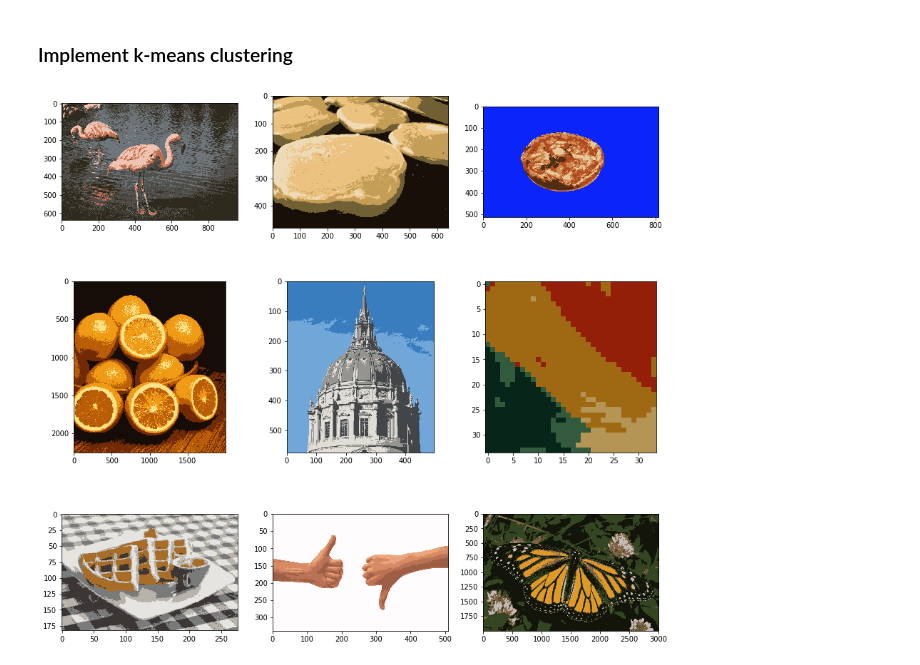
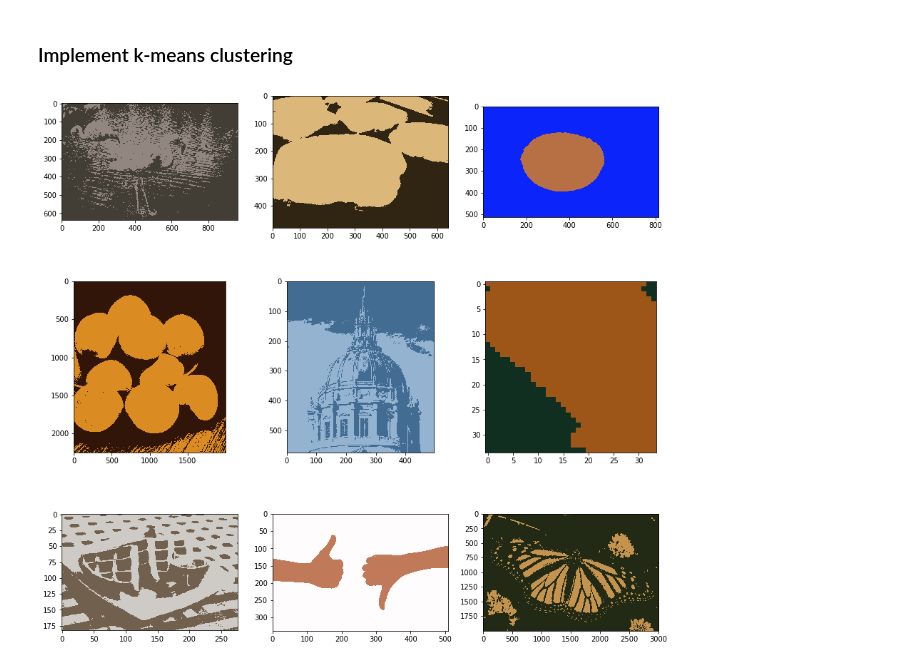
Before and after one commit to elexira/computer_vision, a Jupyter notebook: exercises/1_3_Types_of_Features_Image_Segmentation/3. K-means.ipynb, the cells around one changed output. Drawn from its saved outputs; the diff is of its cells as text; code cells hidden in the pictures.

```diff
--- a/exercises/1_3_Types_of_Features_Image_Segmentation/3. K-means.ipynb
+++ b/exercises/1_3_Types_of_Features_Image_Segmentation/3. K-means.ipynb
@@ -52,39 +57,39 @@ criteria = (cv2.TERM_CRITERIA_EPS + cv2.TERM_CRITERIA_MAX_ITER, 100, 0.2)
 
 ## Select a value for k
 # then perform k-means clustering
-k = 5
+k = 2
 
 retval = []
 labels = []
 centers = []
 segmented_data = []
 segmented_images = []
 labels_reshape = []
 
 for i in range(len(images)):
     r, l, c = cv2.kmeans(pixel_vals[i], k, None, criteria, 10, cv2.KMEANS_RANDOM_CENTERS)
     retval.append(r)
     labels.append(l)
     centers.append(c)
 
 # convert data into 8-bit values
 centers = [np.uint8(c) for c in centers]
 # in each image all pixels in a cluster get the value of their cluster center center.
 # so if we have 2 clusters, we will end up wit the entire image being represented by 2 colors
 # all pixels belonging to center 1, get the intensity R, G B of the their cluster center 1, and same goes to all
 # pixels belonging to cluster 2.
 # cluster of 1 represent an average color of the entire images.
 for i in range(len(images)):
     segmented_data.append(centers[i][labels[i].flatten()])
 
 # reshape data into the original image dimensions
 for i in range(len(images)):
     segmented_images.append(segmented_data[i].reshape((images[i].shape)))
     labels_reshape.append(labels[i].reshape(images[i].shape[0], images[i].shape[1]))
 
 plot_images(segmented_images)
 # %% [output]
-[figure, old version]
+[figure, new version]
 # %%
 ## Visualize one segment, try to find which is the leaves, background, etc!
 
```
Also changed, not shown: parts of 3 cells of this notebook, 15 other files.
